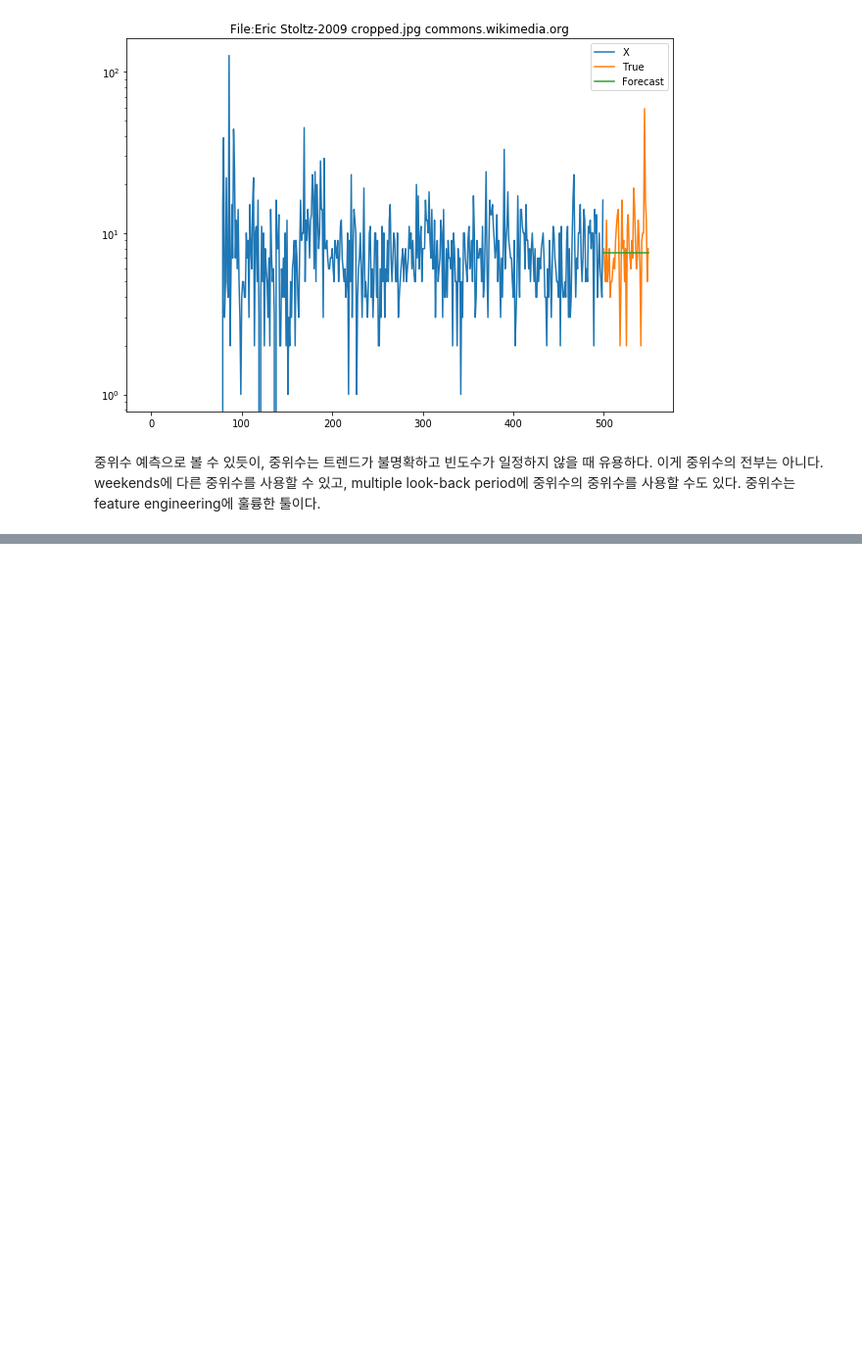
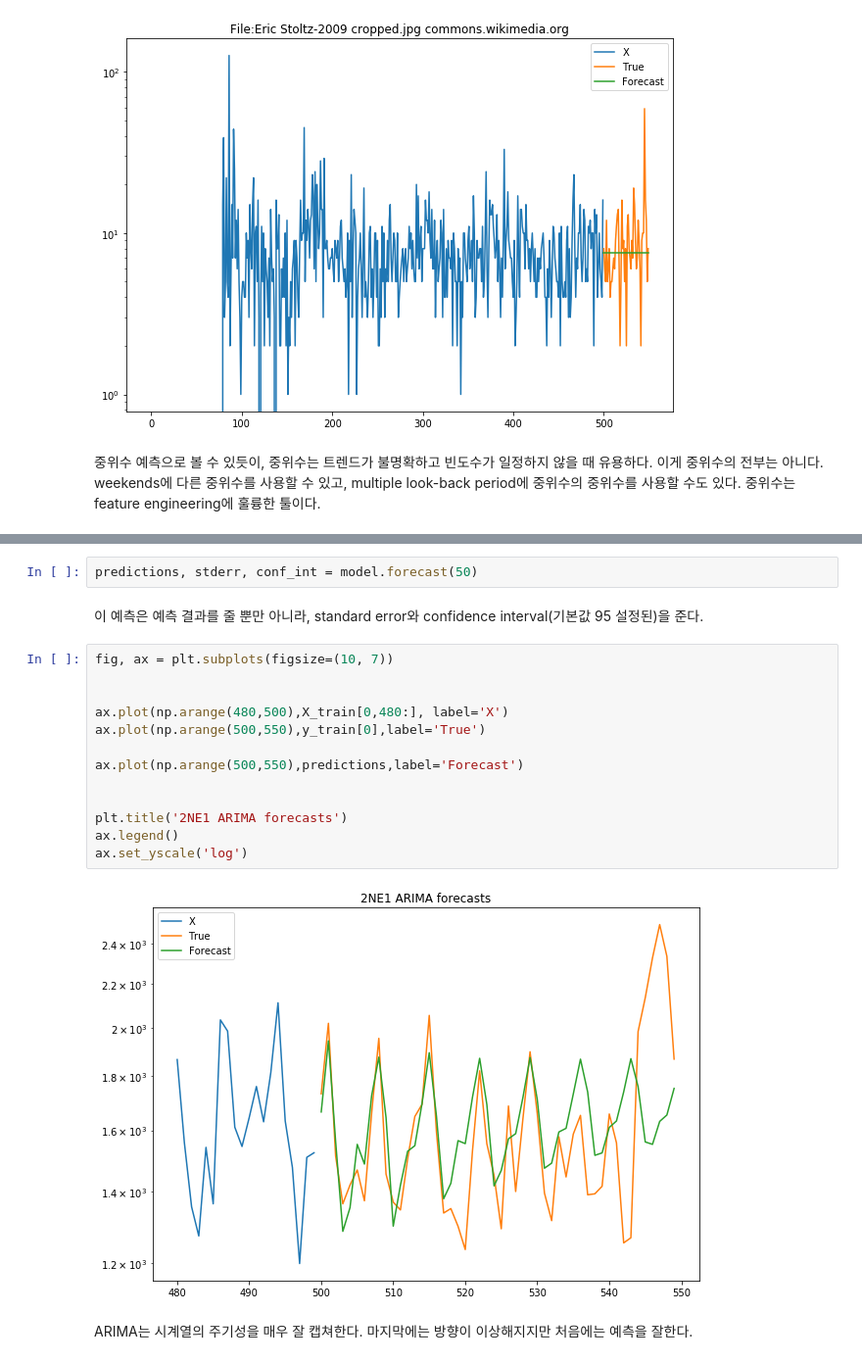
Before and after one commit to werellel/ML-for-Finance, a Jupyter notebook: understanding_time_series.ipynb, the cells around one changed output, grey strips where cells are left out. Shown at 98% size. Drawn from its saved outputs; the diff is of its cells as text; blank space fills up the shorter version.

```diff
--- a/understanding_time_series.ipynb
+++ b/understanding_time_series.ipynb
@@ -436,0 +514,21 @@ gi
+# %%
+predictions, stderr, conf_int = model.forecast(50)
+# %% [markdown]
+이 예측은 예측 결과를 줄 뿐만 아니라, standard error와 confidence interval(기본값 95 설정된)을 준다.
+# %%
+fig, ax = plt.subplots(figsize=(10, 7))
+
+
+ax.plot(np.arange(480,500),X_train[0,480:], label='X')
+ax.plot(np.arange(500,550),y_train[0],label='True')
+
+ax.plot(np.arange(500,550),predictions,label='Forecast')
+
+
+plt.title('2NE1 ARIMA forecasts')
+ax.legend()
+ax.set_yscale('log')
+# %% [output]
+[figure, added]
+# %% [markdown]
+ARIMA는 시계열의 주기성을 매우 잘 캡쳐한다. 마지막에는 방향이 이상해지지만 처음에는 예측을 잘한다.
```
Also changed, not shown: parts of 11 cells of this notebook.
